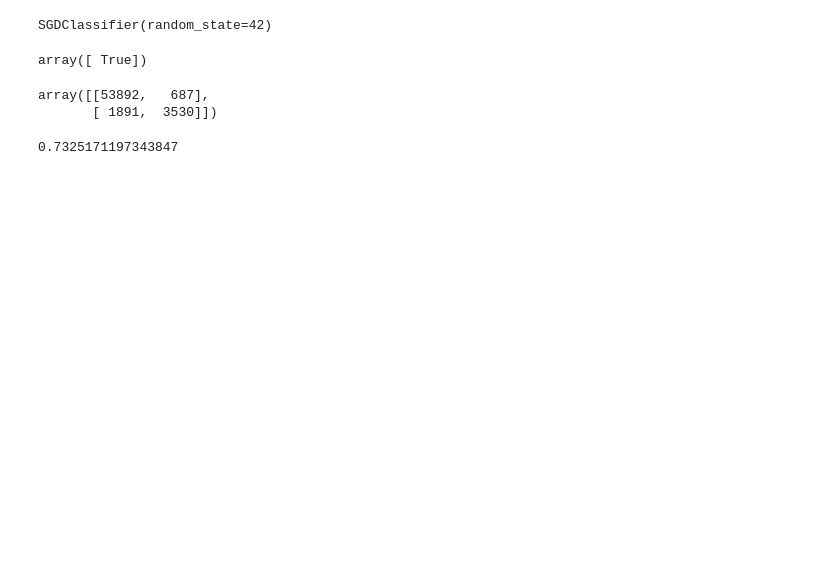
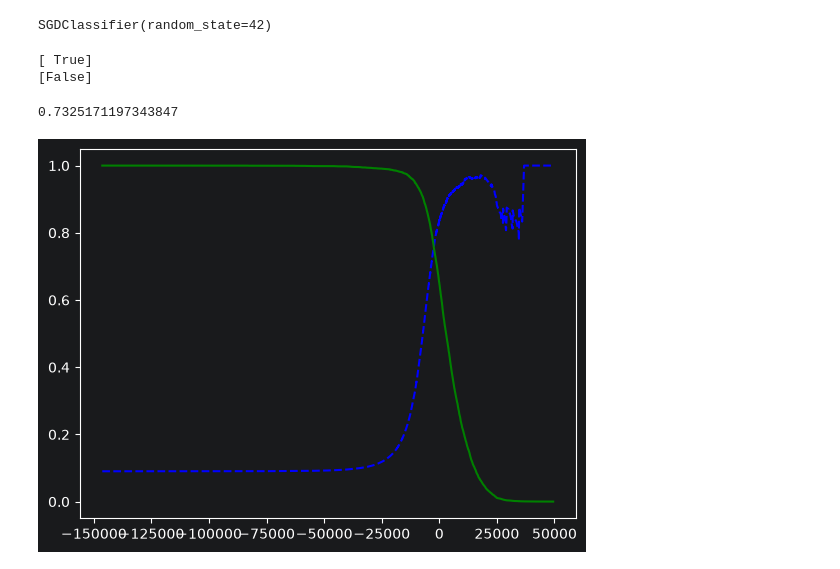
Before and after one commit to mohammad-karimpour/cheat-sheets, a Jupyter notebook: AI/ML projects/MNIST.ipynb, the cells around one changed output. Cells and saved outputs as stored; diff of their text form; code cells hidden in the pictures; blank space fills up the shorter version.

```diff
--- a/AI/ML projects/MNIST.ipynb
+++ b/AI/ML projects/MNIST.ipynb
@@ -63,31 +55,46 @@ sgd_clf.fit(x_train, y_train_5)
 SGDClassifier(random_state=42)
 # %%
 # حالا پیش بینی
-sgd_clf.predict([some_digit])
+print(sgd_clf.predict([X[0]])) # 5 است
+print(sgd_clf.predict([X[1]])) # 5 نیست
 # %% [output]
-array([ True])
+[ True]
+[False]
 # %%
 # حالا نوبت ارزیابی(سنجش کارایی) مدل هست. جایی که برای مدل های طبقه بندی کننده سخت تر است.
 
-# اعتبار سنجی متقابل
-cross_val_score(sgd_clf, x_train, y_train_5, cv=3, scoring="accuracy")
+# ماتریس درهم ریختگی
+# ماتریس درهم ریختگی اطلاعات خیلی زیادی به ما میدهد که میتواند از آن برداشت کرد.
+y_train_pred = cross_val_predict(sgd_clf, x_train, y_train_5, cv=3)
+print('ماتریس درهم ریختگی',confusion_matrix(y_train_5, y_train_pred))
 
-# ماتریس درهم ریختگی
-y_train_pred = cross_val_predict(sgd_clf, x_train, y_train_5, cv=3)
-confusion_matrix(y_train_5, y_train_pred)
+# دقت
+precision_score(y_train_5, y_train_pred) # 0.8370879772350012
+
+# خوانش
+recall_score(y_train_5, y_train_pred) # 0.6511713705958311
+
+# F1: سنجه واحد دقت و خوانش
+f1_score(y_train_5, y_train_pred) #0.7325171197343847
 # %% [output]
-array([[53892,   687],
-       [ 1891,  3530]])
+0.7325171197343847
-# %%
-# ماتریس درهم ریختگی اطلاعات خیلی زیادی به ما میدهد که میتواند از آن برداشت کرد.
-
-# دقت
-precision_score(y_train_5, y_train_pred) # 0.8370879772350012
-
-# خوانش
-recall_score(y_train_5, y_train_pred) # 0.6511713705958311
-
-# F1: سنجه واحد دقت و خوانش
-f1_score(y_train_5, y_train_pred) #0.7325171197343847
-# %% [output]
-0.7325171197343847
+# %%
+# در اصل هیچکدام از این آمار ها به تنهایی به دردمان نمیخورد، چرا که دقت و خوانش را نمیتوان با هم در اوج داشت، پس باید موازنه ای داشته باشیم تا بهترین پارامتر برای حفظ دقت و خوانش را بیابیم.
+
+# موازنه دقت و خونش (دقت برحسب نرخ مثبت حقیقی)
+y_scores = cross_val_predict(sgd_clf, x_train, y_train_5, cv=3, method="decision_function") # decision_function => به جای پیشبینی نمونه ها امتیاز تصمیم را بر
+# می گردادند
+
+precision, recalls, thresholds = precision_recall_curve(y_train_5, y_scores)
+
+# حالا نمایش نمودار
+def plot_precision_recall_vs_threshold(Precision, Recalls, Thresholds):
+    plt.plot(Thresholds, Precision[:-1], "b--", label="دقت")
+    plt.plot(Thresholds, Recalls[:-1], "g-", label="خوانش")
+    [...]
+
+plot_precision_recall_vs_threshold(precision, recalls, thresholds)
+plt.show()
+# همانطور که می بینید بهترین موازنه حوالی 90% دقت و 70% خوانش است.(درست قبل از سقوط - حدود 8000)
+# %% [output]
+[figure, added]
```
Also changed, not shown: parts of 5 cells of this notebook.
